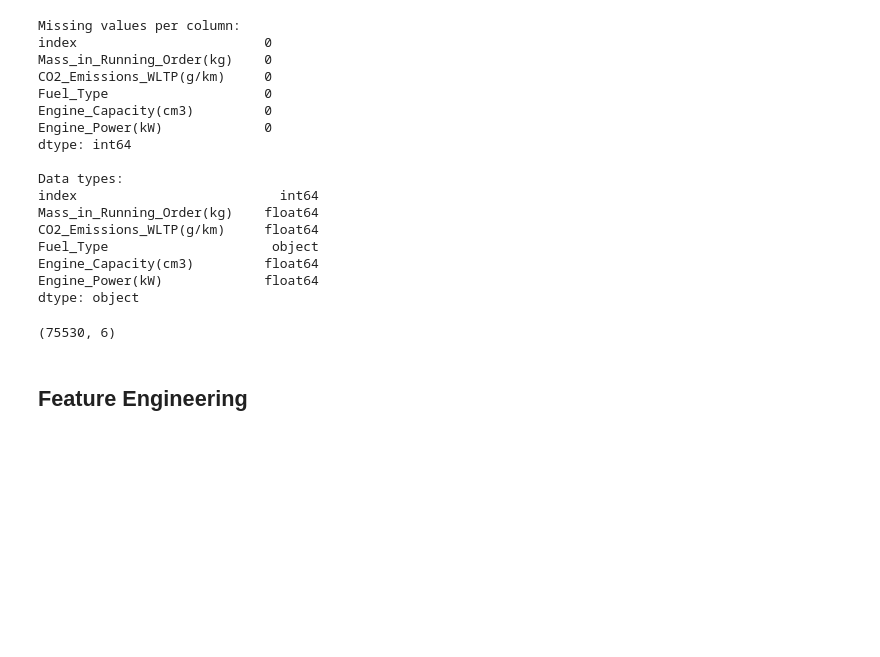
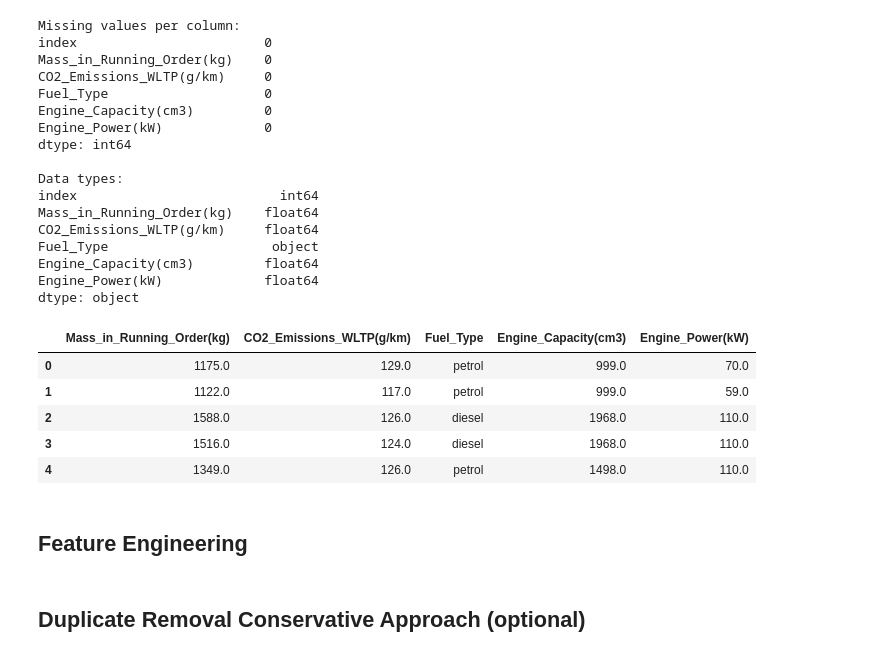
Before and after one commit to Tavocado-S/CO2_Prediction, a Jupyter notebook: notebooks/Exploration_EEA2023.ipynb, the cells around one changed output. Drawn from its saved outputs; the diff is of its cells as text; code cells hidden in the pictures; blank space fills up the shorter version.

```diff
--- a/notebooks/Exploration_EEA2023.ipynb
+++ b/notebooks/Exploration_EEA2023.ipynb
@@ -334,3 +263,0 @@ Country:
-# %%
-# Renaming columns
-df_a.rename(columns=translations, inplace=True)
@@ -411,5 +312,2 @@ Number of duplicates: 0 (0.0%)
-# %%
-# Drop rows where target variable has NaN/NA values
-df_a = df_a.dropna(subset=['CO2_Emissions_WLTP(g/km)'])
 # %% [markdown]
 ### Handling duplicates
@@ -1943,11 +1870,20 @@ Fuel_Type                     object
 Engine_Capacity(cm3)         float64
 Engine_Power(kW)             float64
 dtype: object
+# %%
+df_unique= df_unique.drop(["index"], axis=1)
 # %%
-df_unique.shape
+df_unique.head(5)
 # %% [output]
-(75530, 6)
+|  | Mass_in_Running_Order(kg) | CO2_Emissions_WLTP(g/km) | Fuel_Type | Engine_Capacity(cm3) | Engine_Power(kW) |
+| 0 | 1175.0 | 129.0 | petrol | 999.0 | 70.0 |
+| 1 | 1122.0 | 117.0 | petrol | 999.0 | 59.0 |
+| 2 | 1588.0 | 126.0 | diesel | 1968.0 | 110.0 |
+| 3 | 1516.0 | 124.0 | diesel | 1968.0 | 110.0 |
+| 4 | 1349.0 | 126.0 | petrol | 1498.0 | 110.0 |
 # %% [markdown]
 ## **Feature Engineering**
 # %%
 df_unique.to_csv('reduced_EEA_2023.csv', index=False)
+# %% [markdown]
+## Duplicate Removal Conservative Approach (optional)
```
Also changed, not shown: parts of 72 cells of this notebook, 3 other files.
